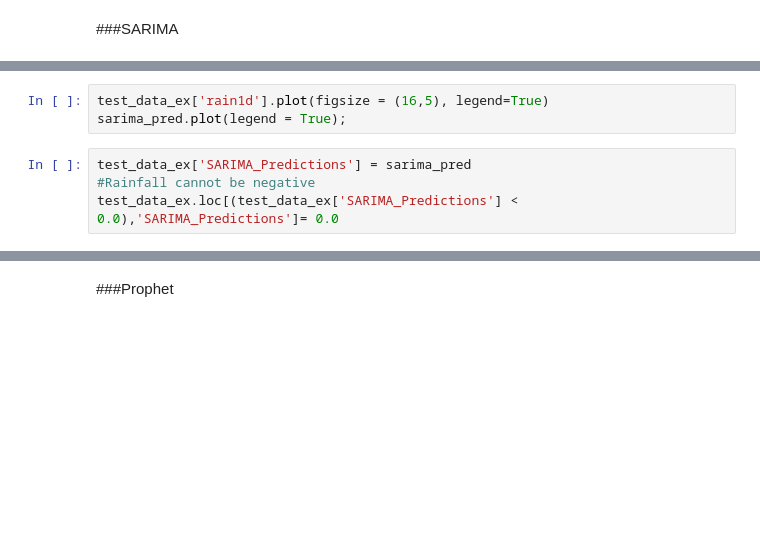
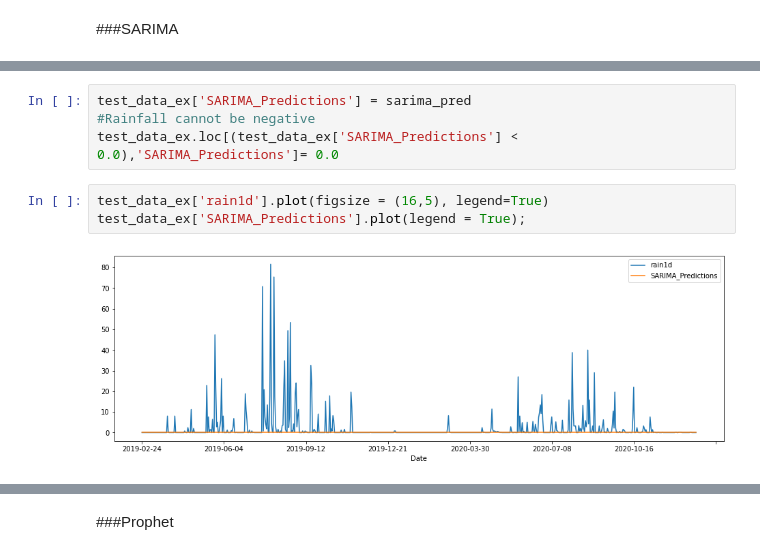
Before and after one commit to punnarat-w/Yomriver_analysis, a Jupyter notebook: ForecastingModel.ipynb, the cells around one changed output, grey strips where cells are left out. Drawn from its saved outputs; the diff is of its cells as text; blank space fills up the shorter version.

Commit message:
[Edit] edit graph plotting code and test demo pipeline

```diff
--- a/ForecastingModel.ipynb
+++ b/ForecastingModel.ipynb
@@ -964,10 +1096,12 @@ sarima_pred
-# %%
-test_data_ex['rain1d'].plot(figsize = (16,5), legend=True)
-sarima_pred.plot(legend = True);
 # %%
 test_data_ex['SARIMA_Predictions'] = sarima_pred
 #Rainfall cannot be negative
 test_data_ex.loc[(test_data_ex['SARIMA_Predictions'] < 0.0),'SARIMA_Predictions']= 0.0
+# %%
+test_data_ex['rain1d'].plot(figsize = (16,5), legend=True)
+test_data_ex['SARIMA_Predictions'].plot(legend = True);
+# %% [output]
+[figure, added]
 # %%
 sarima_rmse_error = rmse(test_data_ex['rain1d'], sarima_pred)
 print('SARIMA Prediction')
```
Also changed, not shown: parts of 68 cells of this notebook.
